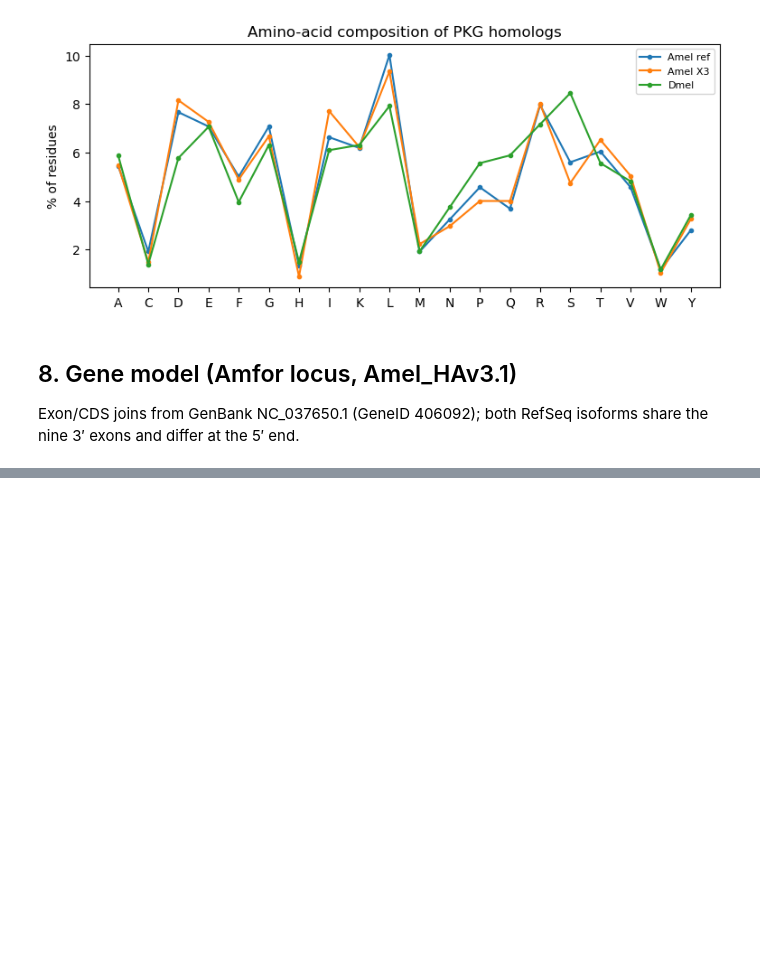
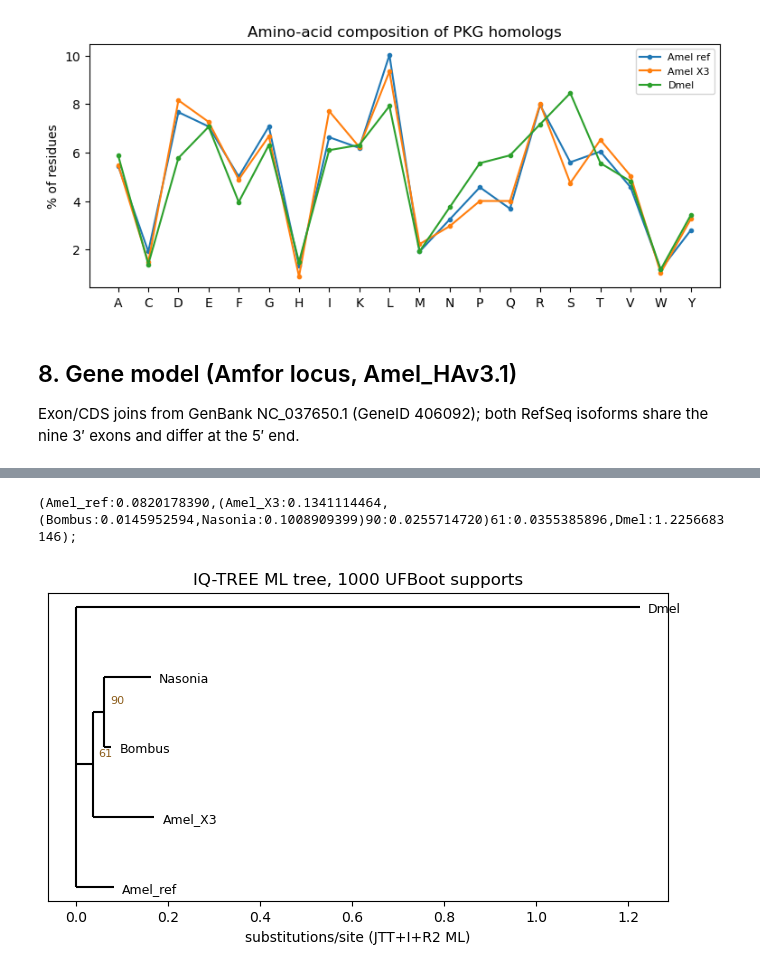
Before and after one commit to Harshini-Suresha/honeybee-genomics, a Jupyter notebook: analysis/amfor_analysis.ipynb, the cells around one changed output, grey strips where cells are left out. Cells and saved outputs as stored; diff of their text form; code cells hidden in the pictures; blank space fills up the shorter version.

```diff
--- a/analysis/amfor_analysis.ipynb
+++ b/analysis/amfor_analysis.ipynb
@@ -397,0 +401,71 @@ Done — all figures reproduced from real data.
+# %%
+import re
+nwk = load('tree_ml_iqtree.contree').decode().strip()
+print(nwk)
+
+# tiny Newick parser -> (name, branch, support, children)
+def parse(s):
+    s = s.strip().rstrip(';')
+    def node(i):
+        if s[i] == '(':
+            i += 1
+            kids = []
+            while True:
+                k, i = node(i)
+                kids.append(k)
+                if s[i] == ',':
+                    i += 1
+                else:
+                    break
+            assert s[i] == ')'
+            i += 1
+            m = re.match(r'(\d+)?(?::([0-9.eE+-]+))?', s[i:])
+            sup = float(m.group(1)) if m and m.group(1) else None
+            br = float(m.group(2)) if m and m.group(2) else 0.0
+            i += len(m.group(0)) if m else 0
+            return {'n': None, 'b': br, 's': sup, 'k': kids}, i
+        else:
+            m = re.match(r'([^:,()]+):([0-9.eE+-]+)', s[i:])
+            i += len(m.group(0))
+            return {'n': m.group(1), 'b': float(m.group(2)), 's': None, 'k': []}, i
+    t, i = node(0)
+    return t
+
+T = parse(nwk)
+leaves = []
+# assign y by leaf order, x = distance from root
+order, ymap = [], {}
+def walk(t, x=0.0):
+    if not t['k']:
+        ymap[t['n']] = len(order)
+        order.append(t['n'])
+        t['x'], t['y'] = x, len(order) - 1
+        return
+    for k in t['k']:
+        walk(k, x + k['b'])
+    ys = [c['y'] for c in t['k']]
+    t['x'], t['y'] = x, sum(ys) / len(ys)
+
+walk(T)
+fig, ax = plt.subplots(figsize=(8, 4))
+def draw(t):
+    if t['k']:
+        ys = [c['y'] for c in t['k']]
+        ax.vlines(t['x'], min(ys), max(ys), colors='k')
+        for c in t['k']:
+            ax.hlines(c['y'], t['x'], c['x'], colors='k')
+            if c['s']:
+                ax.annotate(f'{c["s"]:.0f}', (c['x'], c['y']), xytext=(4, 6),
+                            textcoords='offset points', fontsize=8, color='#8A5A17')
+            draw(c)
+    else:
+        ax.annotate(t['n'], (t['x'], t['y']), xytext=(6, -4),
+                    textcoords='offset points', fontsize=9)
+draw(T)
+ax.set_xlabel('substitutions/site (JTT+I+R2 ML)')
+ax.set_yticks([])
+ax.set_title('IQ-TREE ML tree, 1000 UFBoot supports')
+plt.show()
+# %% [output]
+(Amel_ref:0.0820178390,(Amel_X3:0.1341114464,(Bombus:0.0145952594,Nasonia:0.1008909399)90:0.0255714720)61:0.0355385896,Dmel:1.2256683146);
+[figure, added]
```
Also changed, not shown: parts of 6 cells of this notebook, 9 other files.
